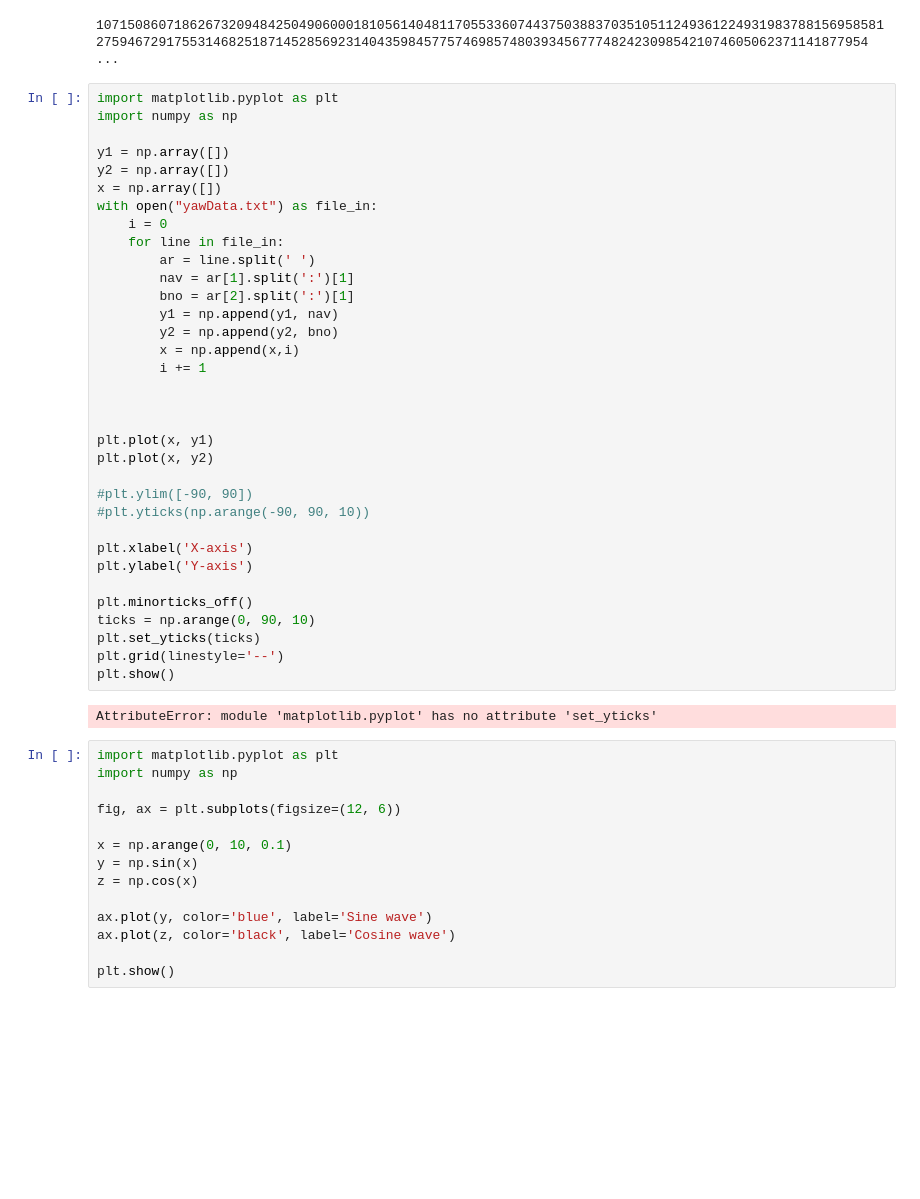
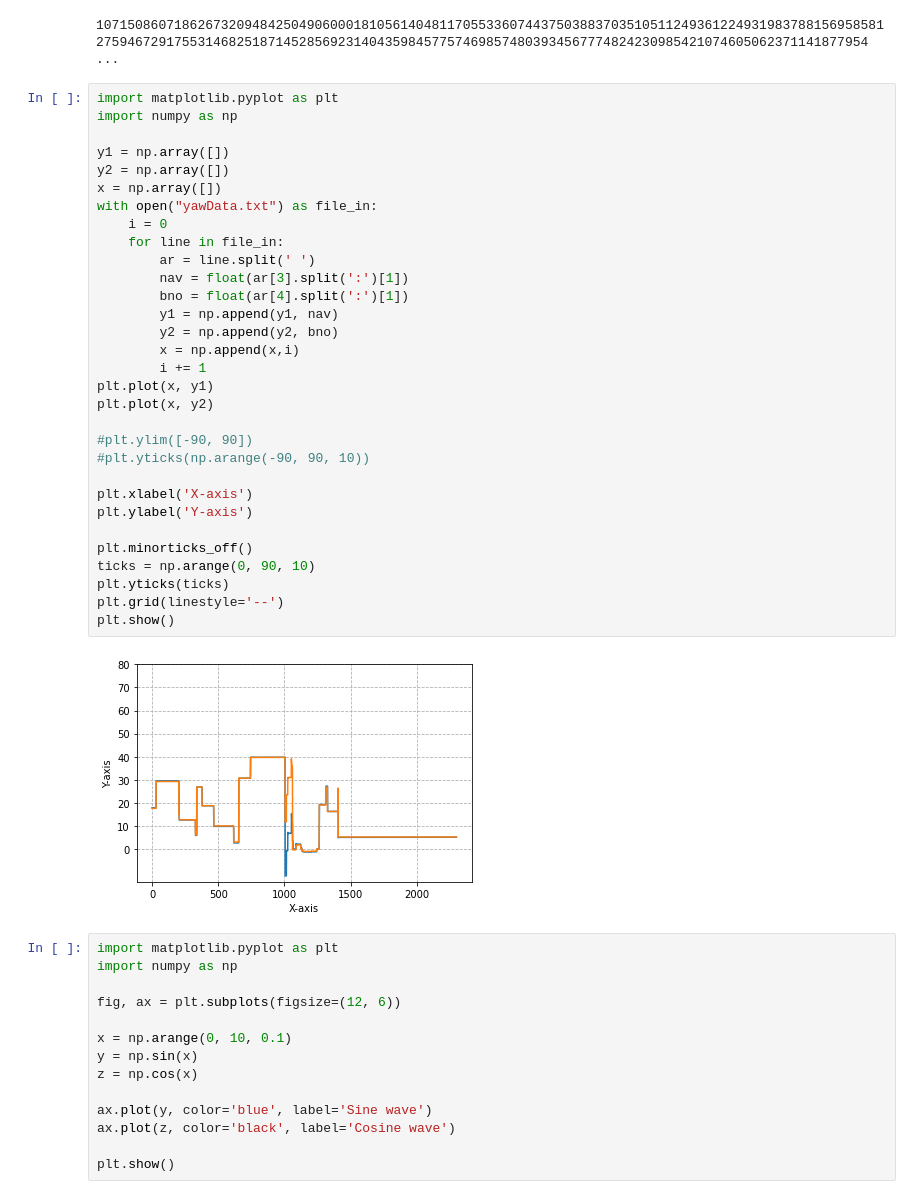
Before and after one commit to kglasnapp/logview, a Jupyter notebook: TestJuypter.ipynb, the cells around one changed output. Cells and saved outputs as stored; diff of their text form; blank space fills up the shorter version.

```diff
--- a/TestJuypter.ipynb
+++ b/TestJuypter.ipynb
@@ -5,39 +5,36 @@
 # %%
 import matplotlib.pyplot as plt
 import numpy as np
 
 y1 = np.array([])
 y2 = np.array([])
 x = np.array([])
 with open("yawData.txt") as file_in:
     i = 0
     for line in file_in:
         ar = line.split(' ')
-        nav = ar[1].split(':')[1]
-        bno = ar[2].split(':')[1]
+        nav = float(ar[3].split(':')[1])
+        bno = float(ar[4].split(':')[1])
         y1 = np.append(y1, nav)
         y2 = np.append(y2, bno)
         x = np.append(x,i)
         i += 1
-
-
-
 plt.plot(x, y1)
 plt.plot(x, y2)
 
 #plt.ylim([-90, 90])
 #plt.yticks(np.arange(-90, 90, 10))
 
 plt.xlabel('X-axis')
 plt.ylabel('Y-axis')
 
 plt.minorticks_off()
 ticks = np.arange(0, 90, 10)
-plt.set_yticks(ticks)
+plt.yticks(ticks)
 plt.grid(linestyle='--')
 plt.show()
 # %% [output]
-AttributeError: module 'matplotlib.pyplot' has no attribute 'set_yticks'
+[figure, added]
 # %%
 import matplotlib.pyplot as plt
 import numpy as np
```
Also changed, not shown: parts of 7 cells of this notebook, 13 other files.
